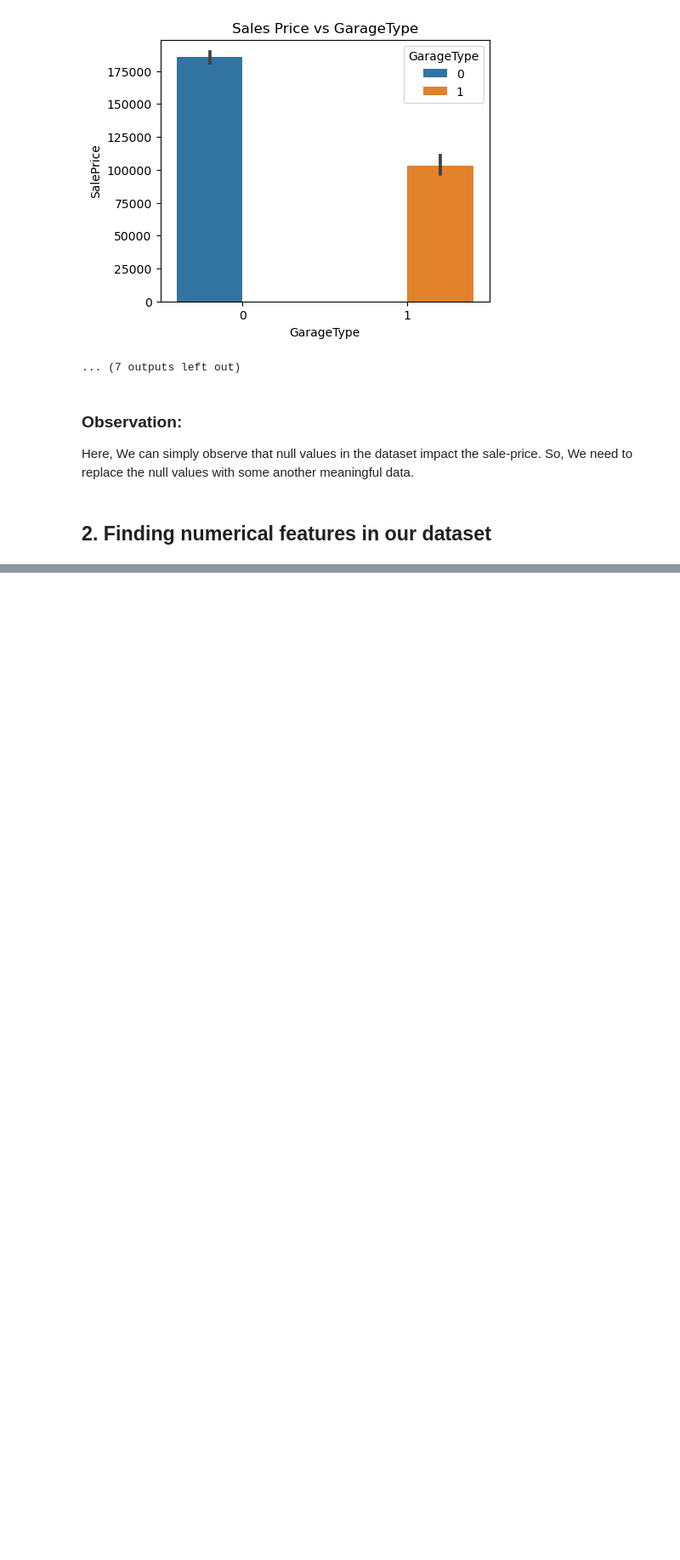
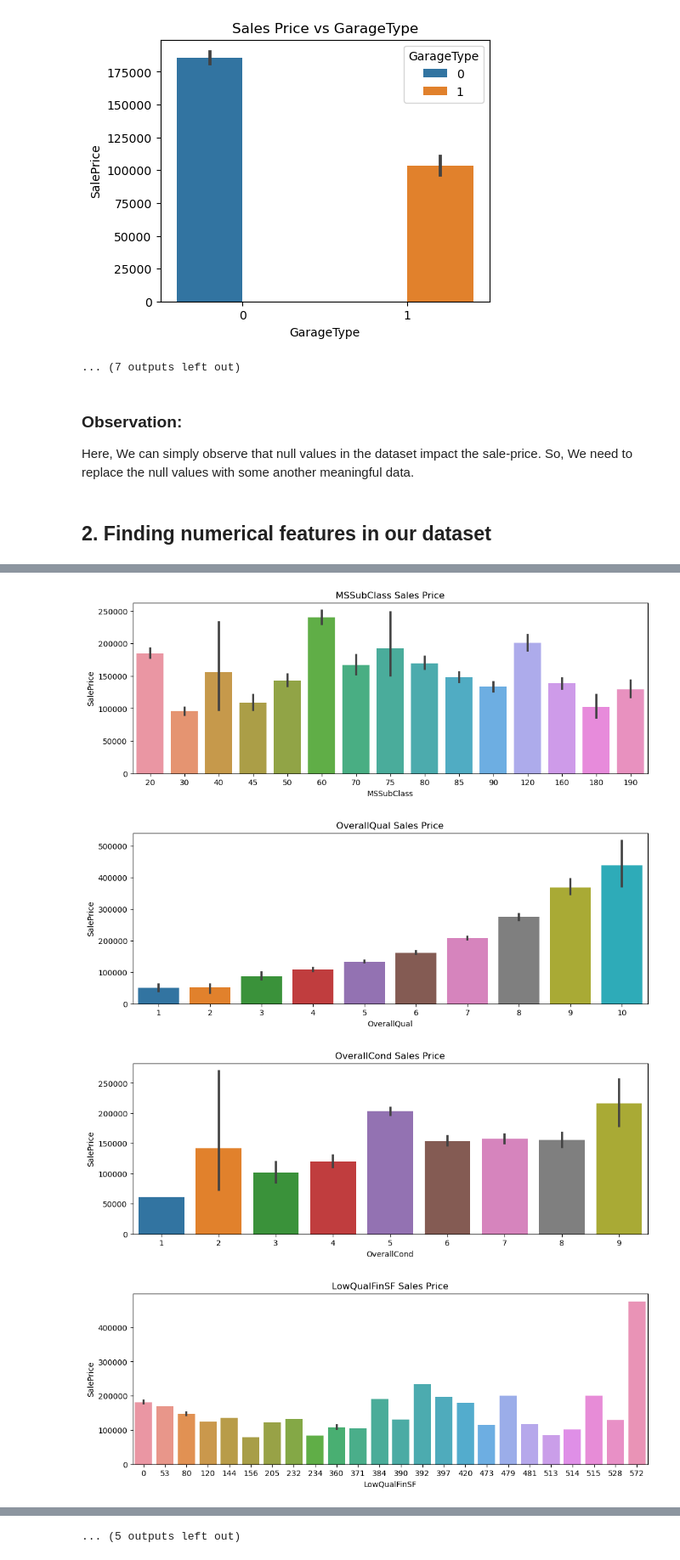
Before and after one commit to pythonpioneer/HousePricePredication, a Jupyter notebook: solution/EDA.ipynb, the cells around one changed output, grey strips where cells are left out. Shown at 85% size. Drawn from its saved outputs; the diff is of its cells as text; code cells hidden in the pictures; blank space fills up the shorter version.

Commit message:
analysing discrete variables

```diff
--- a/solution/EDA.ipynb
+++ b/solution/EDA.ipynb
@@ -147,0 +213,12 @@ Here, We can simply observe that null values in the dataset impact the sale-pric
+# %%
+# Now, let's find another numerical features
+# there are two types of numerical features (continuous and discrete)
+
+""" So, let's assume that there are some discrete features present in the dataset,
+then, let's fix some criteria for dicrete variables which is if the count is less than 25, then,
+we can say that the feature is discrete else continuous.
+Here, we will exclude the year feature because we already explored it.
+"""
+discrete_feature = [feature for feature in numerical_feature if len(df[feature].unique()) < 25 and feature not in year_features]
+print('discrete features:', len(discrete_feature))
+discrete_feature
@@ -147,0 +244,16 @@ Here, We can simply observe that null values in the dataset impact the sale-pric
+# %%
+# now, let's try to plot the data and find some relationship between them
+# sns.barplot(x=df[discrete_feature[0]], y=df['SalePrice'])
+
+# now, traverse and plot all the graphs
+for feature in discrete_feature:
+
+    plt.subplots(figsize=(12, 4))
+    sns.barplot(x=df[feature], y=df['SalePrice'])
+    plt.title(feature + ' Sales Price')
+    plt.show()
+# %% [output]
+[figure, added]
+[figure, added]
+[figure, added]
+[figure, added]
@@ -147,0 +268 @@ Here, We can simply observe that null values in the dataset impact the sale-pric
+... (5 outputs left out)
```
Also changed, not shown: parts of 8 cells of this notebook.
